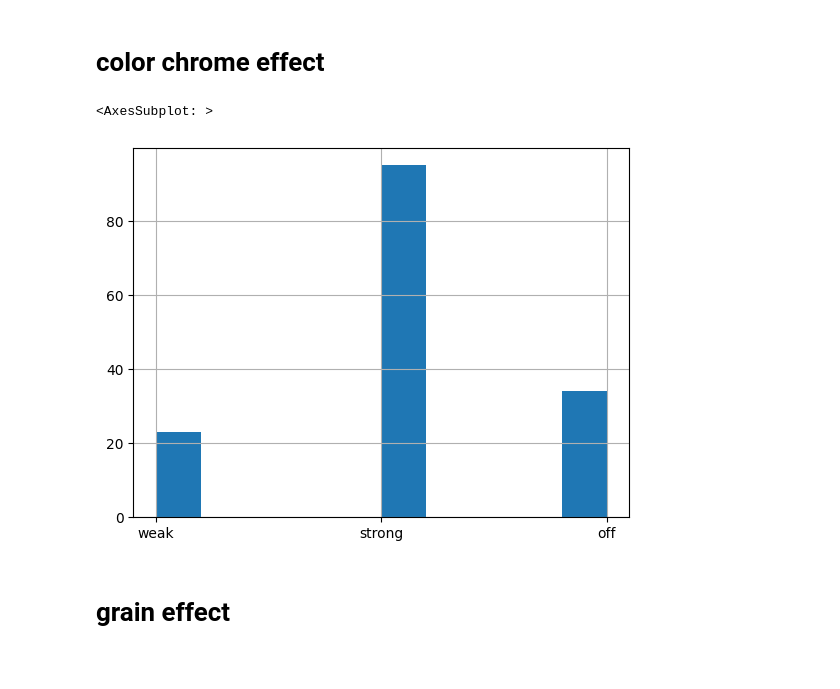
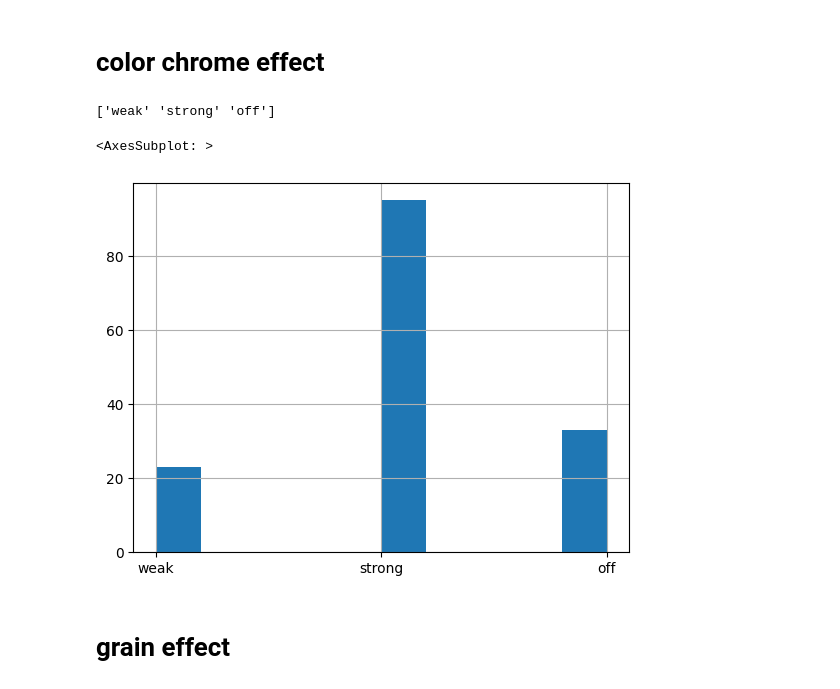
Before and after one commit to maxotar/fuji-recipes, a Jupyter notebook: clean_df.ipynb, the cells around one changed output. Cells and saved outputs as stored; diff of their text form; code cells hidden in the pictures.

```diff
--- a/clean_df.ipynb
+++ b/clean_df.ipynb
@@ -151,13 +85,2 @@ df["noise reduction"].hist(bins=np.arange(-4, 5))
 # %% [markdown]
 # shadow
-# %%
-# print unique values
-print(df.shadow.unique())
-
-df[df.shadow.notna()]["shadow"].hist(bins=np.arange(-2, 5, 0.5))
-
-no_shadow = df[df.shadow.isna()][["name", "shadow"]]
-print(no_shadow)
-
-# fill nan with n/a
-df.loc[df.shadow.isna(), ["shadow"]] = "n/a"
@@ -171,0 +87,4 @@ df.loc[df.shadow.isna(), ["shadow"]] = "n/a"
+# %%
+df.shadow.fillna(0, inplace=True)
+print(sorted(df.shadow.unique()))
+df.shadow.hist(bins=np.arange(-2, 5, 0.5))
@@ -172,13 +95,2 @@ df.loc[df.shadow.isna(), ["shadow"]] = "n/a"
 # %% [markdown]
 # highlight
-# %%
-# print unique values
-print(df.highlight.unique())
-
-df[df.highlight.notna()]["highlight"].hist(bins=np.arange(-2, 5, 0.5))
-
-no_highlight = df[df.highlight.isna()][["name", "highlight"]]
-print(no_highlight)
-
-# fill nan with n/a
-df.loc[df.highlight.isna(), ["highlight"]] = "n/a"
@@ -192,0 +97,4 @@ df.loc[df.highlight.isna(), ["highlight"]] = "n/a"
+# %%
+df.highlight.fillna(0, inplace=True)
+print(sorted(df.highlight.unique()))
+df.highlight.hist(bins=np.arange(-2, 5, 0.5))
@@ -209,16 +117,14 @@ df["color chrome effect blue"].hist()
 # %% [markdown]
 # color chrome effect
 # %%
-# off for not weak and not strong
-cce_off = (df["color chrome effect"] != "weak") & (
-    df["color chrome effect"] != "strong"
-)
-df.loc[cce_off, ["color chrome effect"]] = "off"
-
+df["color chrome effect"].fillna("off", inplace=True)
+df["color chrome effect"] = df["color chrome effect"].str.extract("(weak|strong|off)")
+print(df["color chrome effect"].unique())
 df["color chrome effect"].hist()
 # %% [output]
-<AxesSubplot: >
+['weak' 'strong' 'off']
+<AxesSubplot: >
-[figure, old version]
+[figure, new version]
 # %% [markdown]
 # grain effect
 # %%
```
Also changed, not shown: parts of 36 cells of this notebook, 9 other files.
